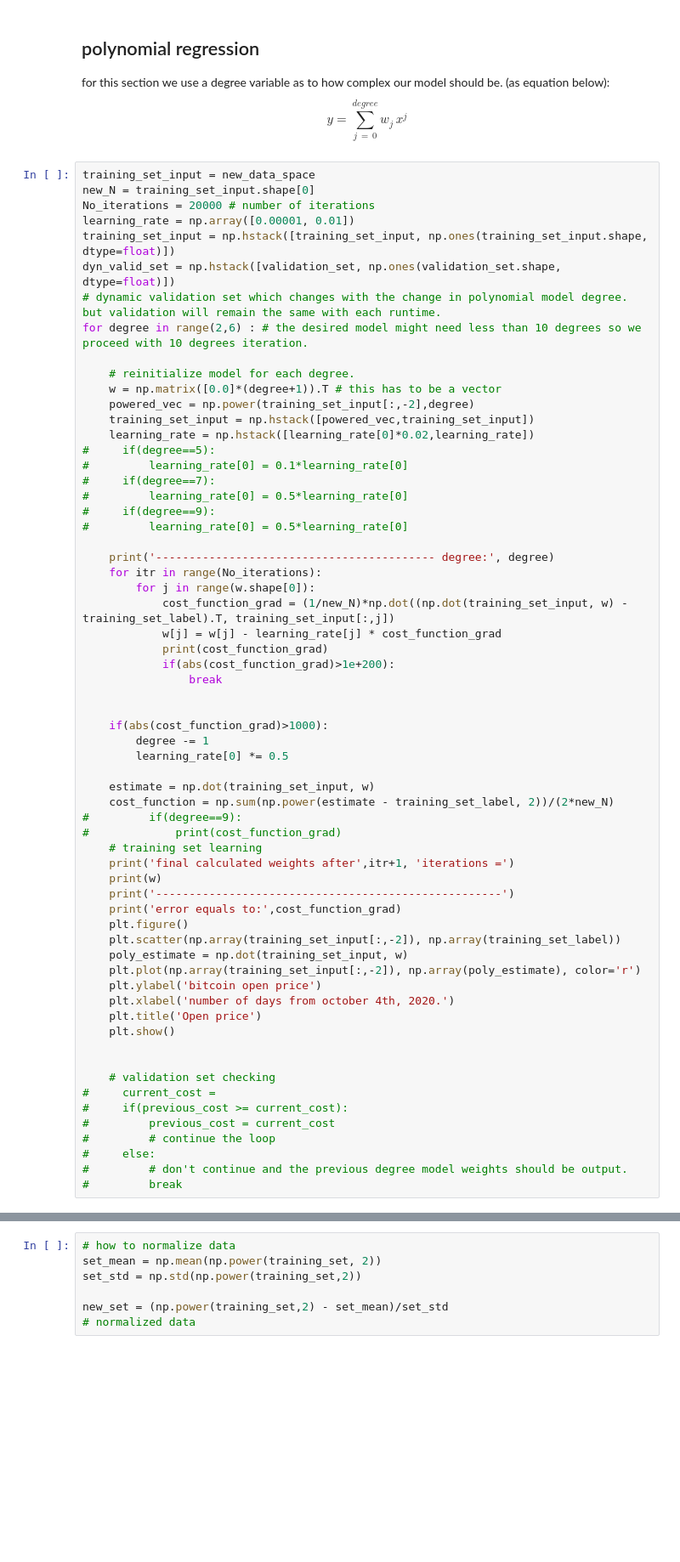
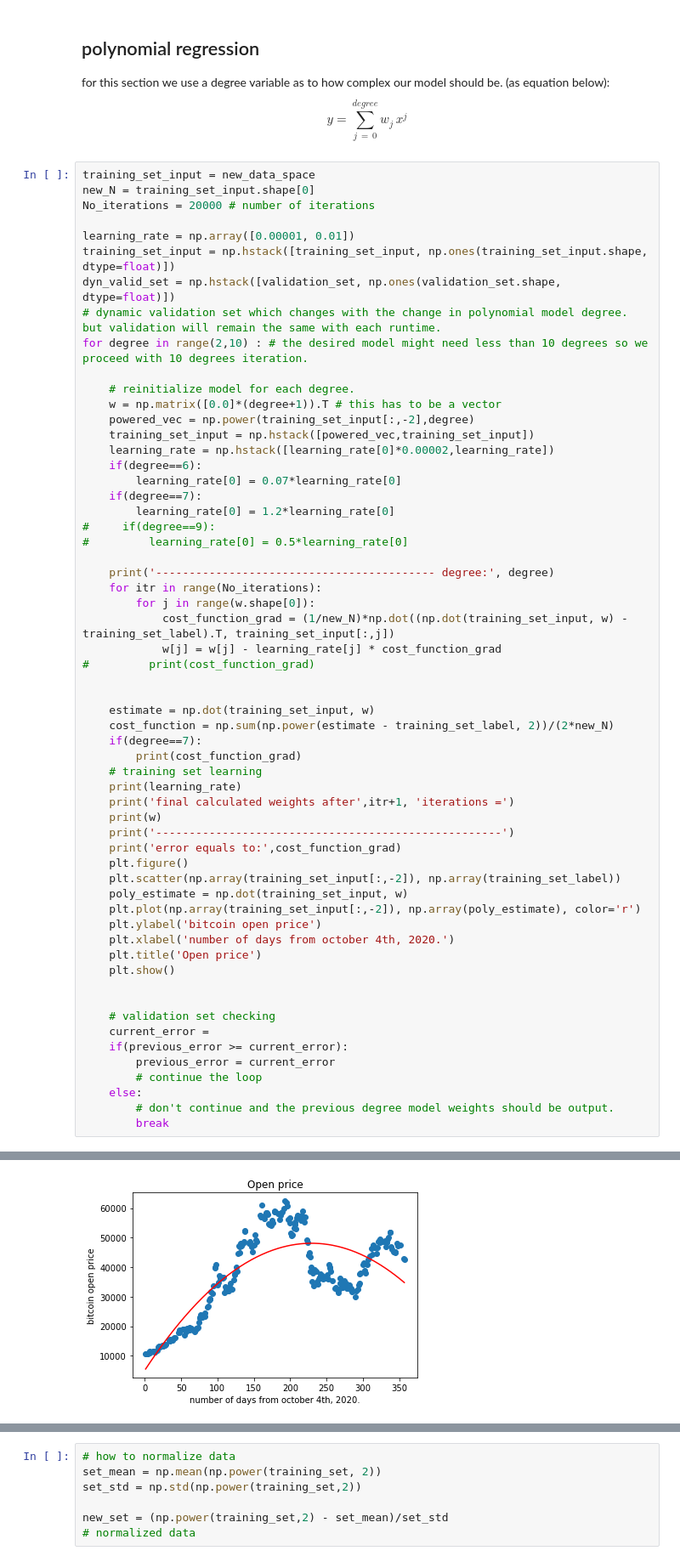
Before and after one commit to ph504/bitcoin-regression-estimate, a Jupyter notebook: HW1.ipynb, the cells around one changed output, grey strips where cells are left out. Shown: that part at 85% size. Drawn from its saved outputs; the diff is of its cells as text; blank space fills up the shorter version.

```diff
--- a/HW1.ipynb
+++ b/HW1.ipynb
@@ -320,21 +320,22 @@ $$
 training_set_input = new_data_space
 new_N = training_set_input.shape[0]
 No_iterations = 20000 # number of iterations
+
 learning_rate = np.array([0.00001, 0.01])
 training_set_input = np.hstack([training_set_input, np.ones(training_set_input.shape, dtype=float)])
 dyn_valid_set = np.hstack([validation_set, np.ones(validation_set.shape, dtype=float)])
 # dynamic validation set which changes with the change in polynomial model degree. but validation will remain the same with each runtime.
-for degree in range(2,6) : # the desired model might need less than 10 degrees so we proceed with 10 degrees iteration.
+for degree in range(2,10) : # the desired model might need less than 10 degrees so we proceed with 10 degrees iteration.
 
     # reinitialize model for each degree.
     w = np.matrix([0.0]*(degree+1)).T # this has to be a vector
     powered_vec = np.power(training_set_input[:,-2],degree)
     training_set_input = np.hstack([powered_vec,training_set_input])
-    learning_rate = np.hstack([learning_rate[0]*0.02,learning_rate])
-#     if(degree==5):
-#         learning_rate[0] = 0.1*learning_rate[0]
-#     if(degree==7):
-#         learning_rate[0] = 0.5*learning_rate[0]
+    learning_rate = np.hstack([learning_rate[0]*0.00002,learning_rate])
+    if(degree==6):
+        learning_rate[0] = 0.07*learning_rate[0]
+    if(degree==7):
+        learning_rate[0] = 1.2*learning_rate[0]
 #     if(degree==9):
 #         learning_rate[0] = 0.5*learning_rate[0]
 
@@ -343,20 +344,15 @@ for degree in range(2,6) : # the desired model might need less than 10 degrees s
         for j in range(w.shape[0]):
             cost_function_grad = (1/new_N)*np.dot((np.dot(training_set_input, w) - training_set_label).T, training_set_input[:,j])
             w[j] = w[j] - learning_rate[j] * cost_function_grad
-            print(cost_function_grad)
-            if(abs(cost_function_grad)>1e+200):
-                break
+#         print(cost_function_grad)
 
-
-    if(abs(cost_function_grad)>1000):
-        degree -= 1
-        learning_rate[0] *= 0.5
 
     estimate = np.dot(training_set_input, w)
     cost_function = np.sum(np.power(estimate - training_set_label, 2))/(2*new_N)
-#         if(degree==9):
-#             print(cost_function_grad)
+    if(degree==7):
+        print(cost_function_grad)
     # training set learning
+    print(learning_rate)
     print('final calculated weights after',itr+1, 'iterations =')
     print(w)
     print('----------------------------------------------------')
@@ -372,10 +368,11 @@ for degree in range(2,6) : # the desired model might need less than 10 degrees s
 
 
     # validation set checking
-#     current_cost =
-#     if(previous_cost >= current_cost):
-#         previous_cost = current_cost
-#         # continue the loop
-#     else:
-#         # don't continue and the previous degree model weights should be output.
-#         break
+    current_error =
+    if(previous_error >= current_error):
+        previous_error = current_error
+        # continue the loop
+    else:
+        # don't continue and the previous degree model weights should be output.
+        break
+# %% [output]
@@ -381,0 +387 @@ for degree in range(2,6) : # the desired model might need less than 10 degrees s
+[figure, added]
```
Also changed, not shown: parts of 3 cells of this notebook.
